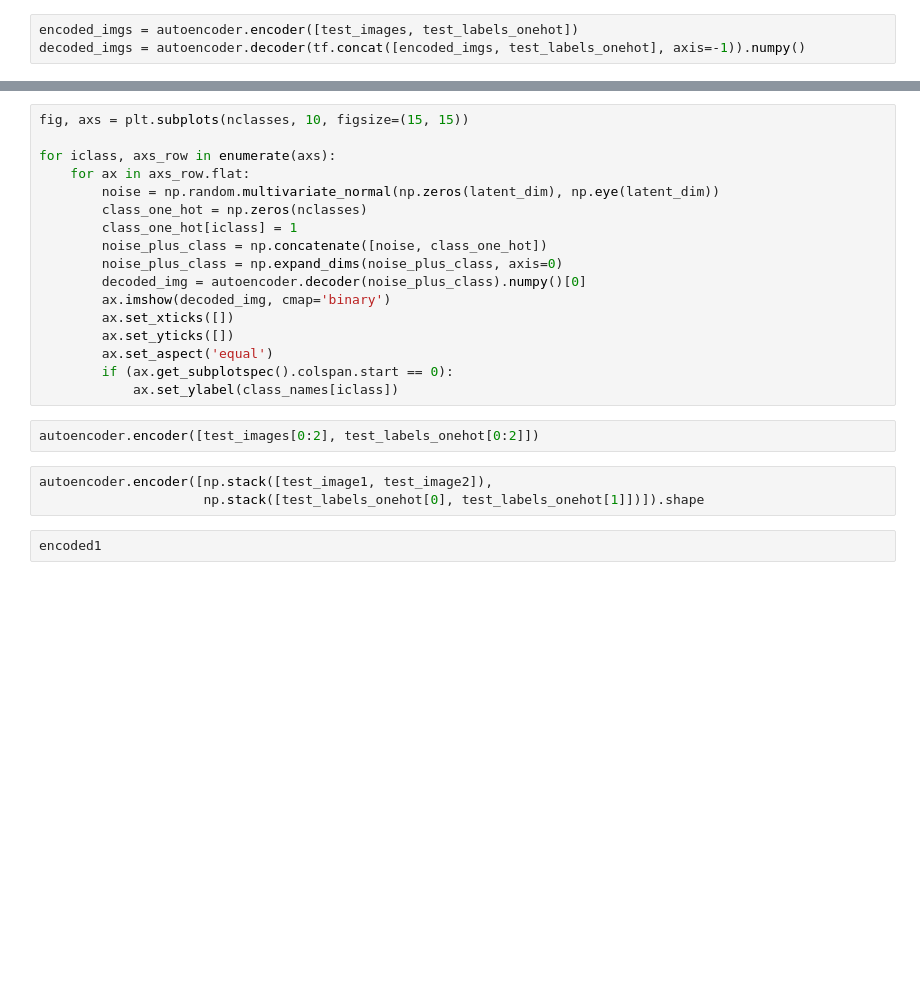
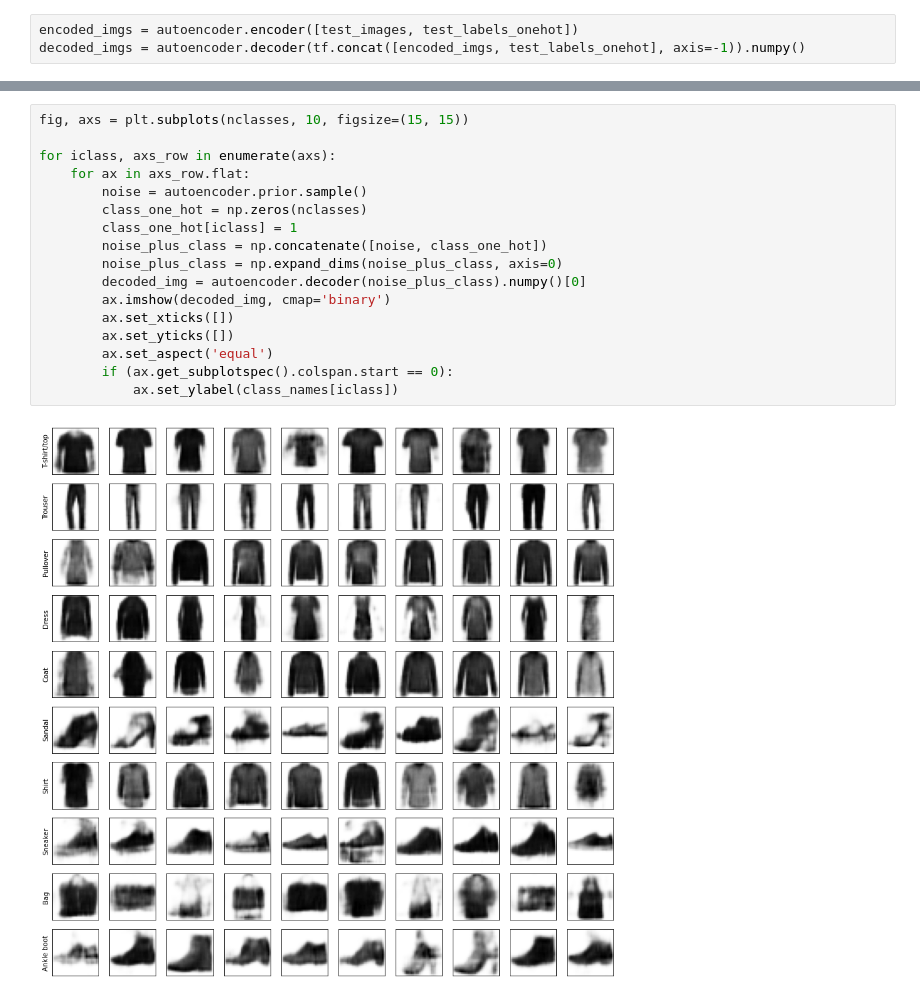
Before and after one commit to wiso/TutorialML-AtlasItalia2022, a Jupyter notebook: notebooks/3.3-VariationalAutoEncoderConditional.ipynb, the cells around one changed output, grey strips where cells are left out. Saved outputs shown, nothing was run; the diff lists cells and outputs as text; blank space fills up the shorter version.

```diff
--- a/notebooks/3.3-VariationalAutoEncoderConditional.ipynb
+++ b/notebooks/3.3-VariationalAutoEncoderConditional.ipynb
@@ -116,27 +164,22 @@ plt.show()
 # %%
 fig, axs = plt.subplots(nclasses, 10, figsize=(15, 15))
 
 for iclass, axs_row in enumerate(axs):
     for ax in axs_row.flat:
-        noise = np.random.multivariate_normal(np.zeros(latent_dim), np.eye(latent_dim))
+        noise = autoencoder.prior.sample()
         class_one_hot = np.zeros(nclasses)
         class_one_hot[iclass] = 1
         noise_plus_class = np.concatenate([noise, class_one_hot])
         noise_plus_class = np.expand_dims(noise_plus_class, axis=0)
         decoded_img = autoencoder.decoder(noise_plus_class).numpy()[0]
         ax.imshow(decoded_img, cmap='binary')
         ax.set_xticks([])
         ax.set_yticks([])
         ax.set_aspect('equal')
         if (ax.get_subplotspec().colspan.start == 0):
             ax.set_ylabel(class_names[iclass])
+# %% [output]
+[figure, added]
-# %%
-autoencoder.encoder([test_images[0:2], test_labels_onehot[0:2]])
-# %%
-autoencoder.encoder([np.stack([test_image1, test_image2]),
-                     np.stack([test_labels_onehot[0], test_labels_onehot[1]])]).shape
-# %%
-encoded1
 # %%
 def interpolate_and_show(test_image1, test_image2, test_label1, test_label2, decoder, encoder):
     encoded1, encoded2 = autoencoder.encoder([np.stack([test_image1, test_image2]),
```
Also changed, not shown: parts of 11 cells of this notebook.
